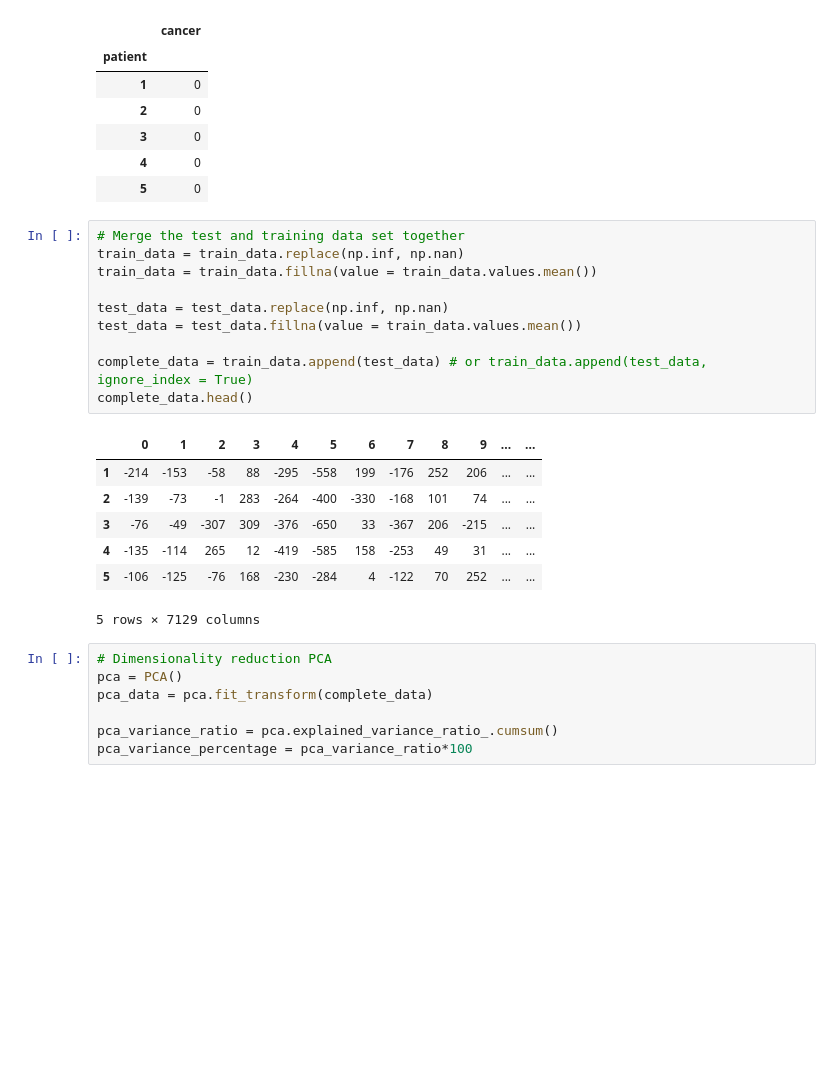
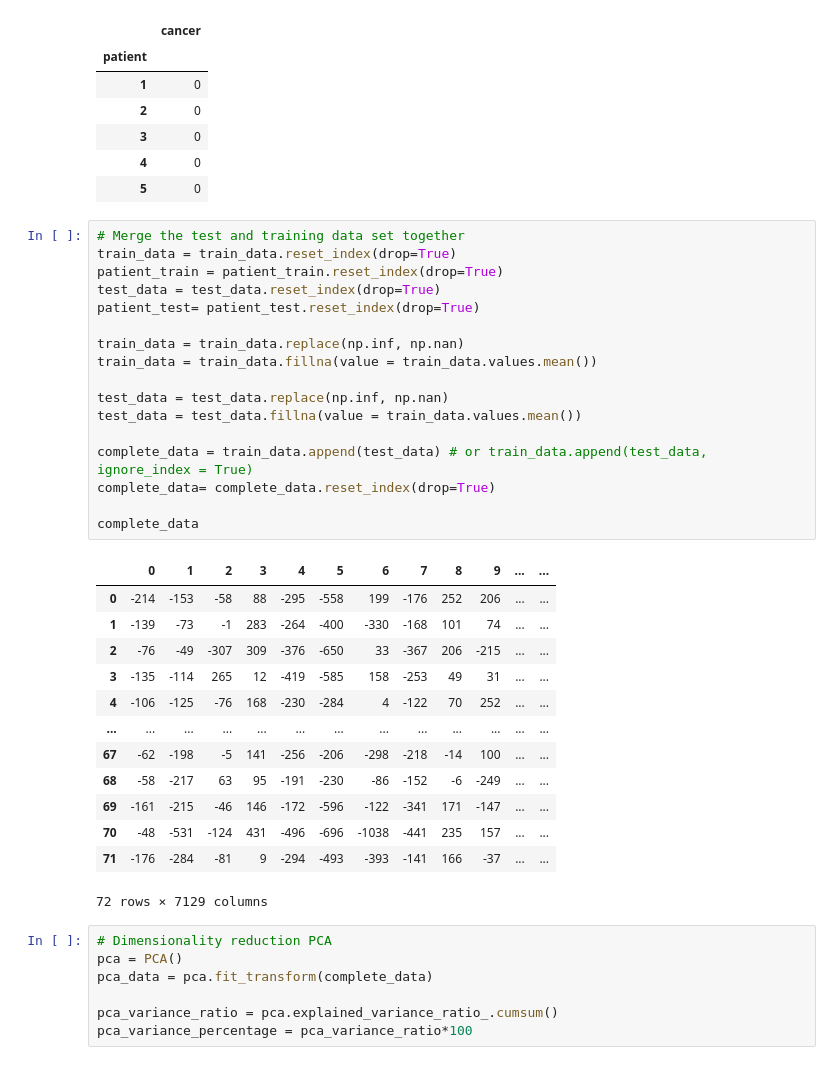
Before and after one commit to CornelisseMichael/Datamining, a Jupyter notebook: project/project.ipynb, the cells around one changed output. Cells and saved outputs as stored; diff of their text form; blank space fills up the shorter version.

```diff
--- a/project/project.ipynb
+++ b/project/project.ipynb
@@ -73,22 +74,35 @@ patient_data.head()
 | 5 | 0 |
 # %%
 # Merge the test and training data set together
+train_data = train_data.reset_index(drop=True)
+patient_train = patient_train.reset_index(drop=True)
+test_data = test_data.reset_index(drop=True)
+patient_test= patient_test.reset_index(drop=True)
+
 train_data = train_data.replace(np.inf, np.nan)
 train_data = train_data.fillna(value = train_data.values.mean())
 
 test_data = test_data.replace(np.inf, np.nan)
 test_data = test_data.fillna(value = train_data.values.mean())
 
 complete_data = train_data.append(test_data) # or train_data.append(test_data, ignore_index = True)
-complete_data.head()
+complete_data= complete_data.reset_index(drop=True)
+
+complete_data
 # %% [output]
 |  | 0 | 1 | 2 | 3 | 4 | 5 | 6 | 7 | 8 | 9 | ... | ... |
-| 1 | -214 | -153 | -58 | 88 | -295 | -558 | 199 | -176 | 252 | 206 | ... | ... |
-| 2 | -139 | -73 | -1 | 283 | -264 | -400 | -330 | -168 | 101 | 74 | ... | ... |
-| 3 | -76 | -49 | -307 | 309 | -376 | -650 | 33 | -367 | 206 | -215 | ... | ... |
-| 4 | -135 | -114 | 265 | 12 | -419 | -585 | 158 | -253 | 49 | 31 | ... | ... |
-| 5 | -106 | -125 | -76 | 168 | -230 | -284 | 4 | -122 | 70 | 252 | ... | ... |
+| 0 | -214 | -153 | -58 | 88 | -295 | -558 | 199 | -176 | 252 | 206 | ... | ... |
+| 1 | -139 | -73 | -1 | 283 | -264 | -400 | -330 | -168 | 101 | 74 | ... | ... |
+| 2 | -76 | -49 | -307 | 309 | -376 | -650 | 33 | -367 | 206 | -215 | ... | ... |
+| 3 | -135 | -114 | 265 | 12 | -419 | -585 | 158 | -253 | 49 | 31 | ... | ... |
+| 4 | -106 | -125 | -76 | 168 | -230 | -284 | 4 | -122 | 70 | 252 | ... | ... |
+| ... | ... | ... | ... | ... | ... | ... | ... | ... | ... | ... | ... | ... |
+| 67 | -62 | -198 | -5 | 141 | -256 | -206 | -298 | -218 | -14 | 100 | ... | ... |
+| 68 | -58 | -217 | 63 | 95 | -191 | -230 | -86 | -152 | -6 | -249 | ... | ... |
+| 69 | -161 | -215 | -46 | 146 | -172 | -596 | -122 | -341 | 171 | -147 | ... | ... |
+| 70 | -48 | -531 | -124 | 431 | -496 | -696 | -1038 | -441 | 235 | 157 | ... | ... |
+| 71 | -176 | -284 | -81 | 9 | -294 | -493 | -393 | -141 | 166 | -37 | ... | ... |
-5 rows × 7129 columns
+72 rows × 7129 columns
 # %%
 # Dimensionality reduction PCA
 pca = PCA()
```
Also changed, not shown: parts of 17 cells of this notebook, 8 other files.
